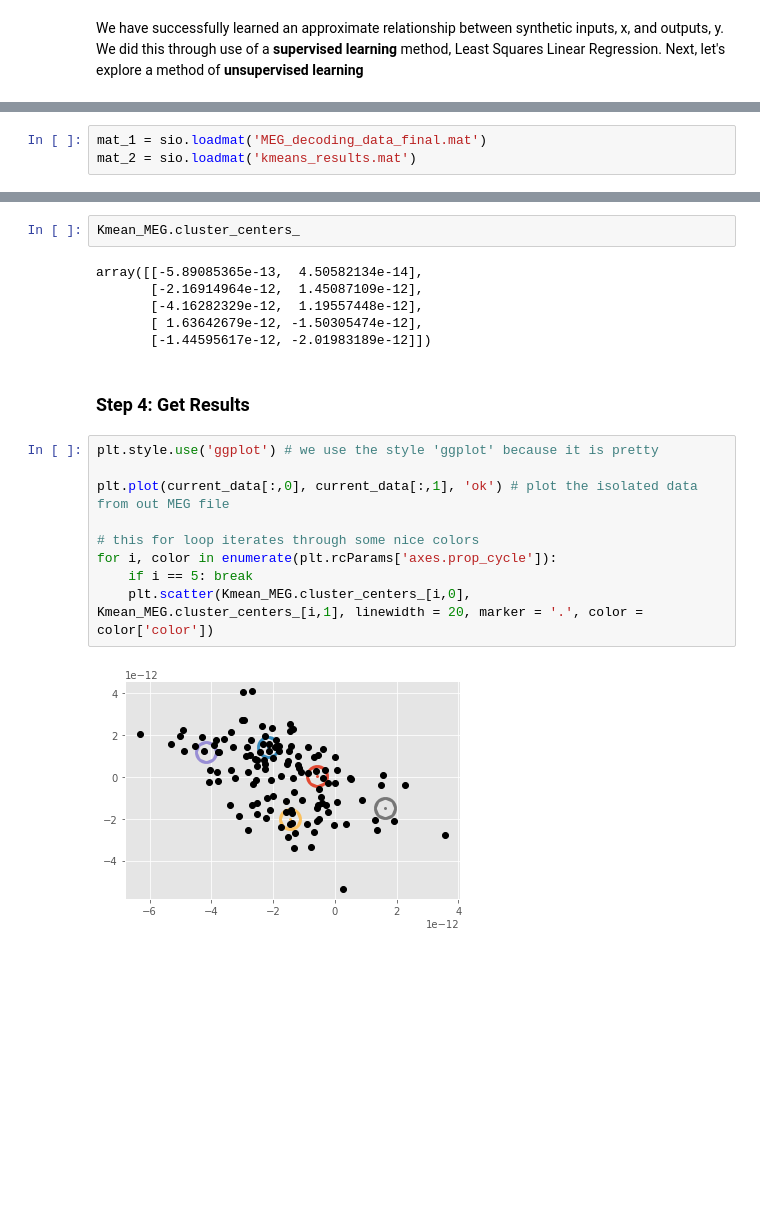
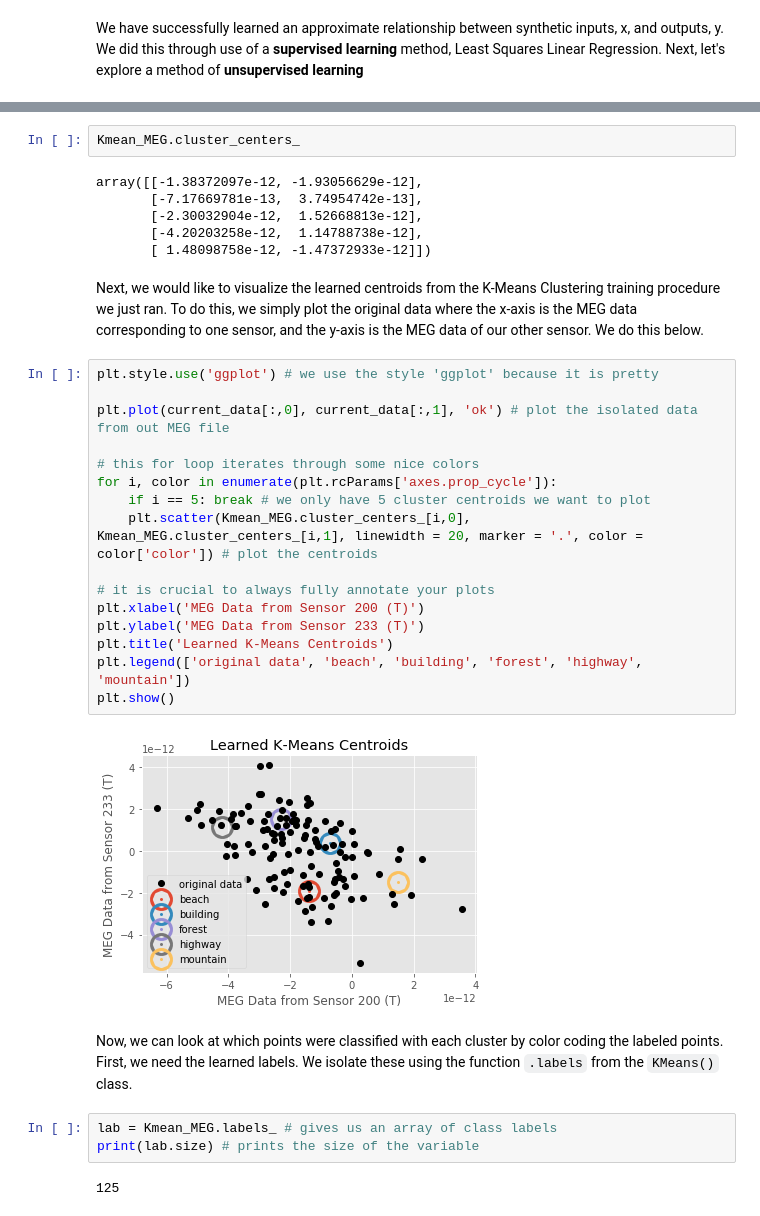
Before and after one commit to josefinacmenendez/IQ_BIO_Workshop_2019, a Jupyter notebook: BIO-IQ-ML.ipynb, the cells around one changed output, grey strips where cells are left out. Drawn from its saved outputs; the diff is of its cells as text; blank space fills up the shorter version.

```diff
--- a/BIO-IQ-ML.ipynb
+++ b/BIO-IQ-ML.ipynb
@@ -172,3 +175,0 @@ sio.whosmat('kmeans_results.mat')
-# %%
-mat_1 = sio.loadmat('MEG_decoding_data_final.mat')
-mat_2 = sio.loadmat('kmeans_results.mat')
@@ -221,21 +251,35 @@ Kmean_MEG = KMeans(n_clusters = 5).fit(current_data)
 # %%
 Kmean_MEG.cluster_centers_
 # %% [output]
-array([[-5.89085365e-13,  4.50582134e-14],
-       [-2.16914964e-12,  1.45087109e-12],
-       [-4.16282329e-12,  1.19557448e-12],
-       [ 1.63642679e-12, -1.50305474e-12],
-       [-1.44595617e-12, -2.01983189e-12]])
+array([[-1.38372097e-12, -1.93056629e-12],
+       [-7.17669781e-13,  3.74954742e-13],
+       [-2.30032904e-12,  1.52668813e-12],
+       [-4.20203258e-12,  1.14788738e-12],
+       [ 1.48098758e-12, -1.47372933e-12]])
-# %% [markdown]
-### Step 4: Get Results
+# %% [markdown]
+Next, we would like to visualize the learned centroids from the K-Means Clustering training procedure we just ran. To do this, we simply plot the original data where the x-axis is the MEG data corresponding to one sensor, and the y-axis is the MEG data of our other sensor. We do this below.
 # %%
 plt.style.use('ggplot') # we use the style 'ggplot' because it is pretty
 
 plt.plot(current_data[:,0], current_data[:,1], 'ok') # plot the isolated data from out MEG file
 
 # this for loop iterates through some nice colors
 for i, color in enumerate(plt.rcParams['axes.prop_cycle']):
-    if i == 5: break
-    plt.scatter(Kmean_MEG.cluster_centers_[i,0], Kmean_MEG.cluster_centers_[i,1], linewidth = 20, marker = '.', color = color['color'])
+    if i == 5: break # we only have 5 cluster centroids we want to plot
+    plt.scatter(Kmean_MEG.cluster_centers_[i,0], Kmean_MEG.cluster_centers_[i,1], linewidth = 20, marker = '.', color = color['color']) # plot the centroids
+
+# it is crucial to always fully annotate your plots
+plt.xlabel('MEG Data from Sensor 200 (T)')
+plt.ylabel('MEG Data from Sensor 233 (T)')
+plt.title('Learned K-Means Centroids')
+plt.legend(['original data', 'beach', 'building', 'forest', 'highway', 'mountain'])
+plt.show()
 # %% [output]
-[figure, old version]
+[figure, new version]
+# %% [markdown]
+Now, we can look at which points were classified with each cluster by color coding the labeled points. First, we need the learned labels. We isolate these using the function `.labels` from the `KMeans()` class.
+# %%
+lab = Kmean_MEG.labels_ # gives us an array of class labels
+print(lab.size) # prints the size of the variable
+# %% [output]
+125
```
Also changed, not shown: parts of 36 cells of this notebook.
